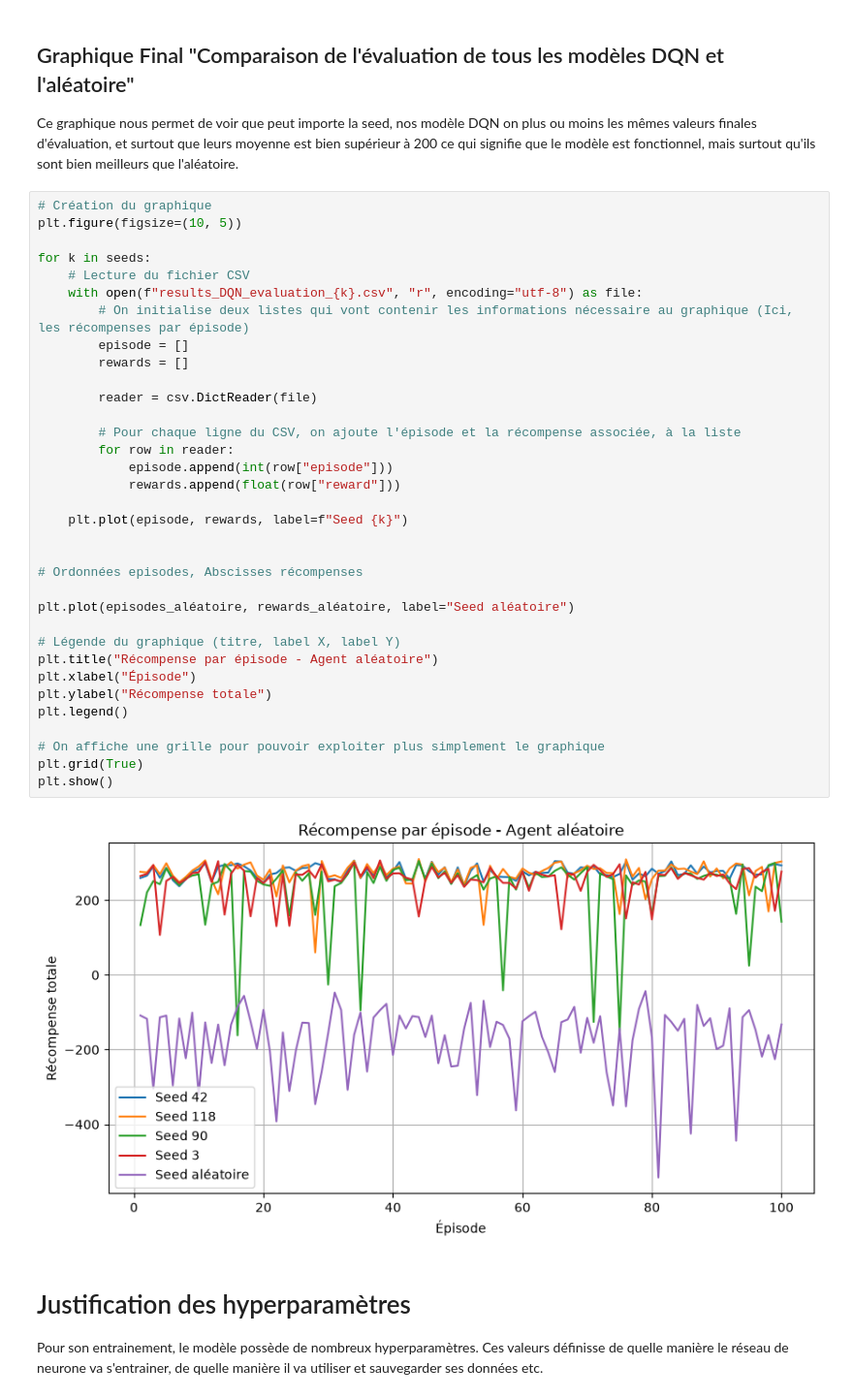
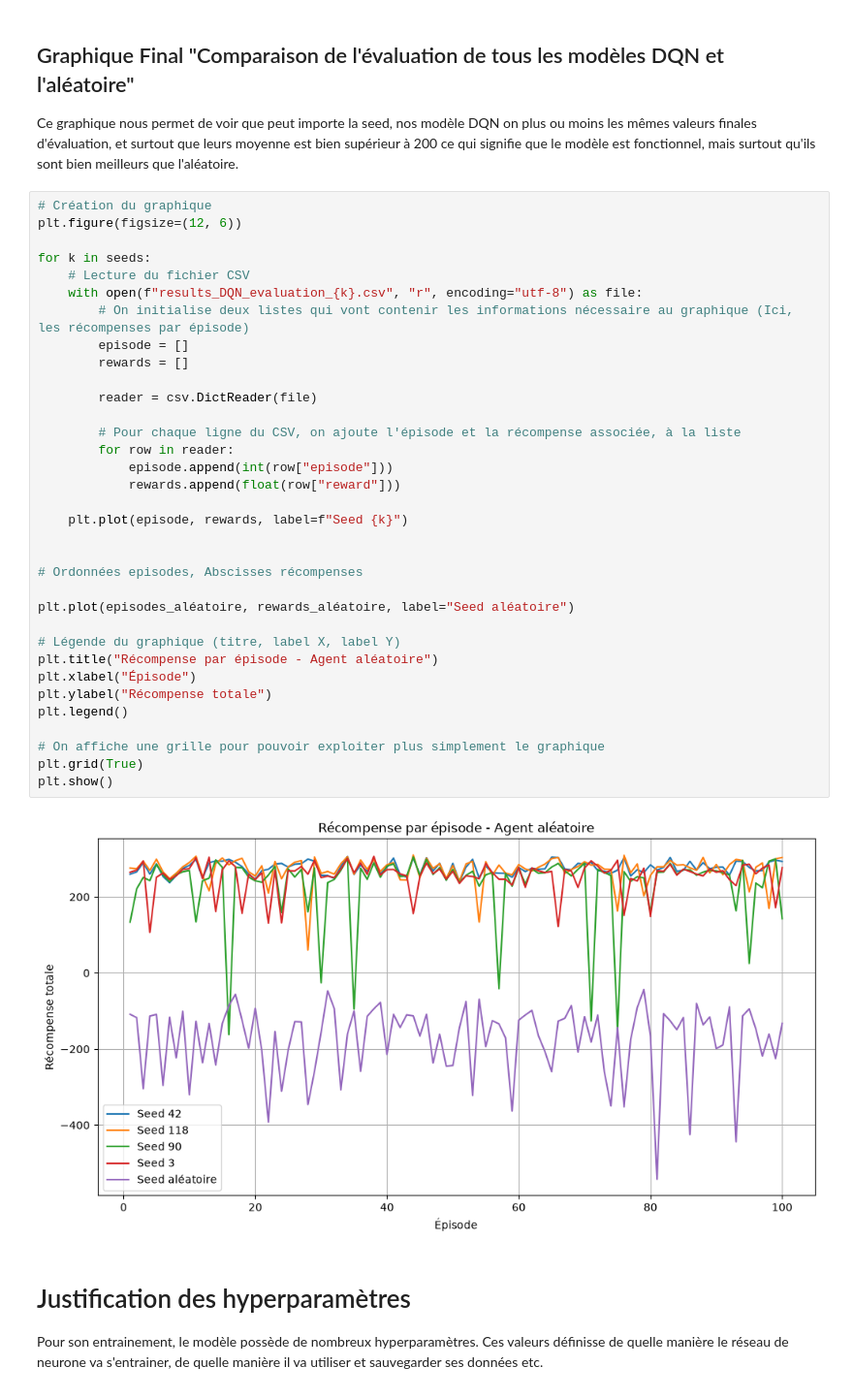
Before and after one commit to BastianHanart/Startrek, a Jupyter notebook: dqn.ipynb, the cells around one changed output. Shown at 97% size. Drawn from its saved outputs; the diff is of its cells as text.

Commit message:
[~] Modification dimensions derniers graphiques et correction faute d'orthographe

```diff
--- a/dqn.ipynb
+++ b/dqn.ipynb
@@ -937,40 +937,40 @@ Récompense moyenne : 254.54
 Ce graphique nous permet de voir que peut importe la seed, nos modèle DQN on plus ou moins les mêmes valeurs finales d'évaluation, et surtout que leurs moyenne est bien supérieur à 200 ce qui signifie que le modèle est fonctionnel, mais surtout qu'ils sont bien meilleurs que l'aléatoire.
 # %%
 # Création du graphique
-plt.figure(figsize=(10, 5))
+plt.figure(figsize=(12, 6))
 
 for k in seeds:
     # Lecture du fichier CSV
     with open(f"results_DQN_evaluation_{k}.csv", "r", encoding="utf-8") as file:
         # On initialise deux listes qui vont contenir les informations nécessaire au graphique (Ici, les récompenses par épisode)
         episode = []
         rewards = []
 
         reader = csv.DictReader(file)
 
         # Pour chaque ligne du CSV, on ajoute l'épisode et la récompense associée, à la liste
         for row in reader:
             episode.append(int(row["episode"]))
             rewards.append(float(row["reward"]))
 
     plt.plot(episode, rewards, label=f"Seed {k}")
 
 
 # Ordonnées episodes, Abscisses récompenses
 
 plt.plot(episodes_aléatoire, rewards_aléatoire, label="Seed aléatoire")
 
 # Légende du graphique (titre, label X, label Y)
 plt.title("Récompense par épisode - Agent aléatoire")
 plt.xlabel("Épisode")
 plt.ylabel("Récompense totale")
 plt.legend()
 
 # On affiche une grille pour pouvoir exploiter plus simplement le graphique
 plt.grid(True)
 plt.show()
 # %% [output]
-[figure, old version]
+[figure, new version]
 # %% [markdown]
 # Justification des hyperparamètres
 
```
Also changed, not shown: parts of 1 cell of this notebook.
